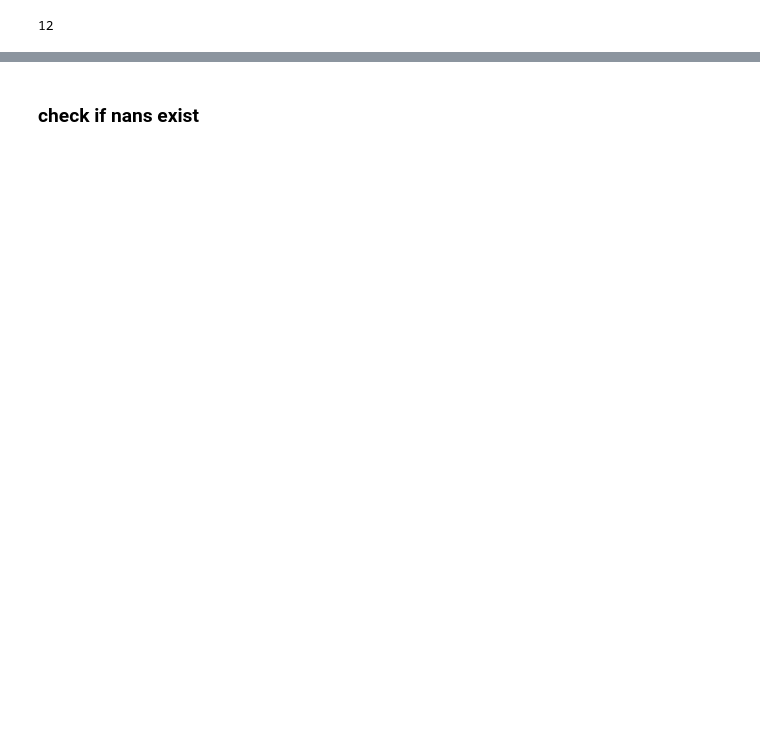
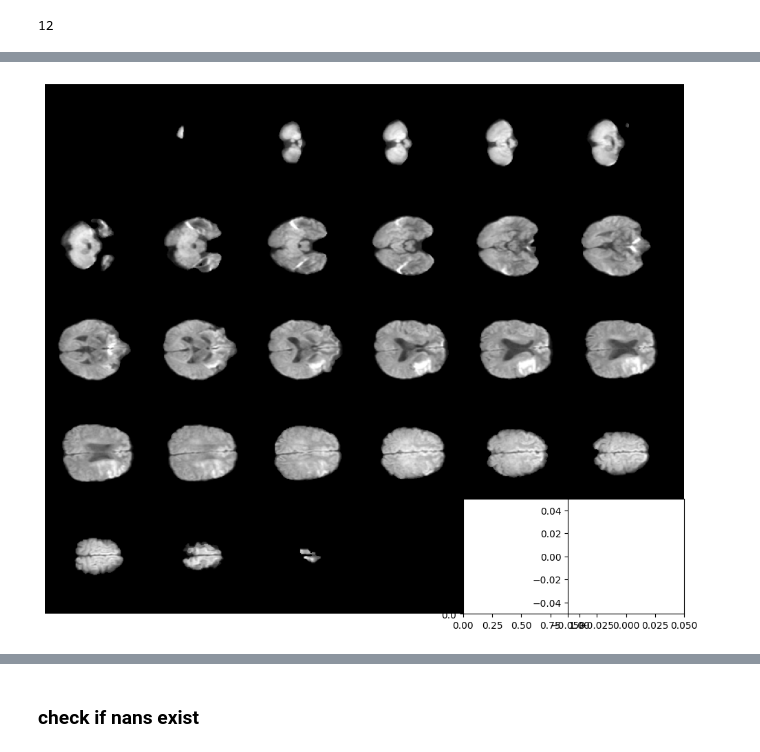
Before and after one commit to buehlpa/berne-cohort-data-pipeline, a Jupyter notebook: 5_0_0_Image_and_tab_creation.ipynb, the cells around one changed output, grey strips where cells are left out. Cells and saved outputs as stored; diff of their text form; code cells hidden in the pictures; blank space fills up the shorter version.

```diff
--- a/5_0_0_Image_and_tab_creation.ipynb
+++ b/5_0_0_Image_and_tab_creation.ipynb
@@ -187,0 +254,23 @@ if not os.path.exists(SUBSELECTION_PATH):
+# %%
+patient_zero_slices = resized_numpy
+
+# Define grid size
+rows, cols = 5, 6
+fig, axes = plt.subplots(rows, cols, figsize=(12, 10))
+
+# Plot each slice
+for i in range(rows * cols):
+    if i < patient_zero_slices.shape[-1]:  # Ensure we don't exceed available slices
+        ax = axes[i // cols, i % cols]
+        ax.imshow(patient_zero_slices[:, :, i], cmap='gray')
+        ax.set_xticks([])
+        ax.set_yticks([])
+        ax.set_frame_on(False)
+
+# Adjust layout to minimize spacing
+plt.subplots_adjust(wspace=-0.1, hspace=-0.1)
+plt.margins(0, 0)
+
+plt.show()
+# %% [output]
+[figure, added]
```
Also changed, not shown: parts of 18 cells of this notebook, 1 other file.
